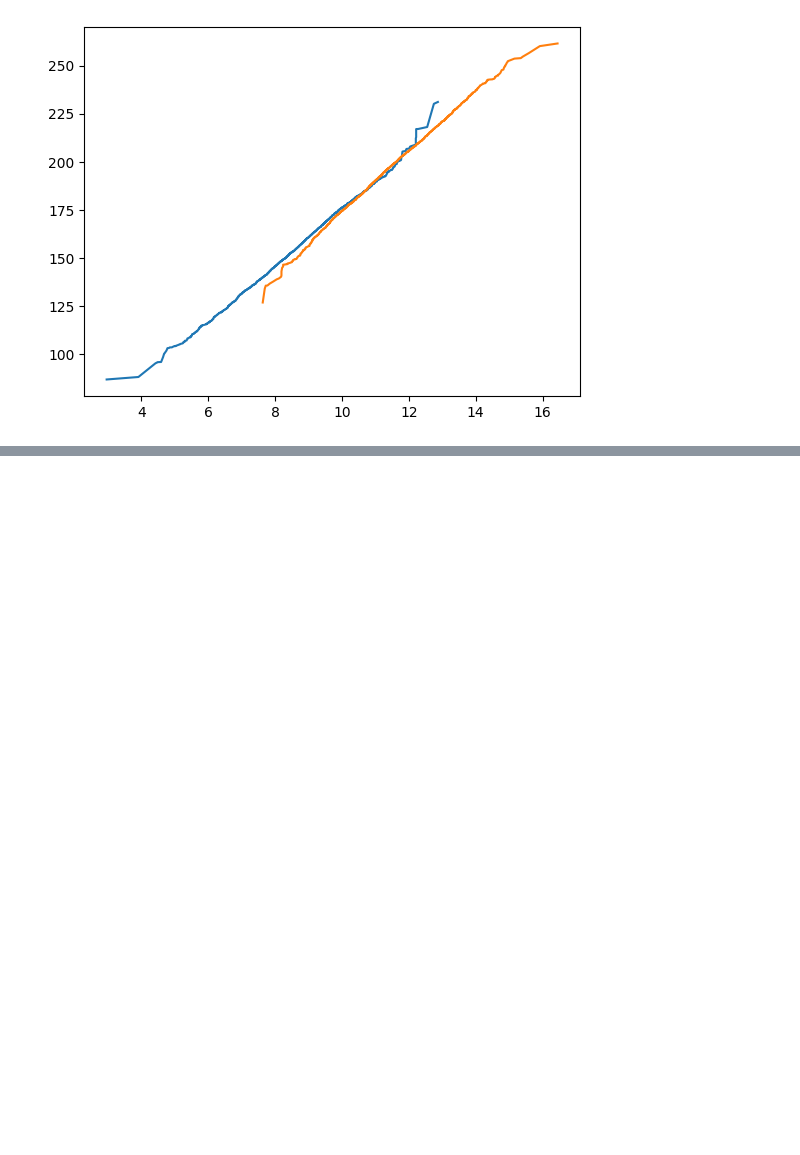
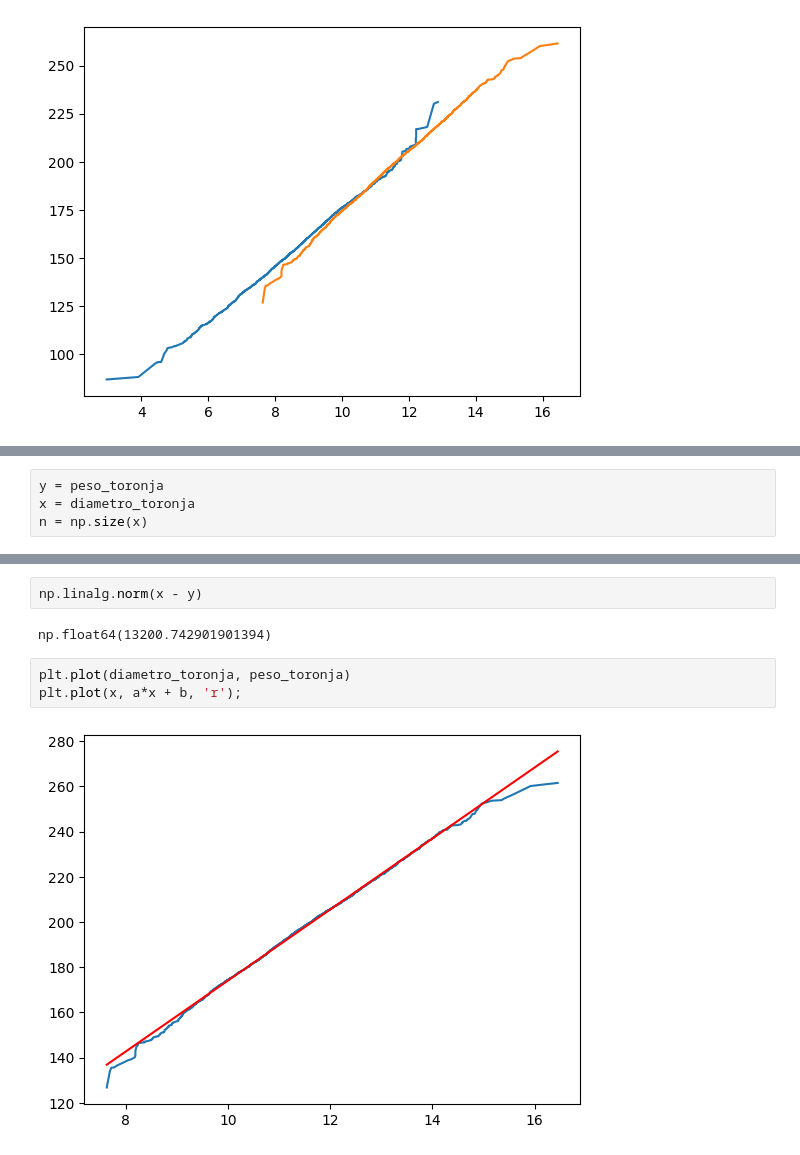
Before and after one commit to LejImkoaj/numpy-analisis-con-python, a Jupyter notebook: ejercicio-numpy.ipynb, the cells around one changed output, grey strips where cells are left out. Saved outputs shown, nothing was run; the diff lists cells and outputs as text; blank space fills up the shorter version.

```diff
--- a/ejercicio-numpy.ipynb
+++ b/ejercicio-numpy.ipynb
@@ -119,0 +147,4 @@ plt.plot(diametro_toronja, peso_toronja)
+# %%
+y = peso_toronja
+x = diametro_toronja
+n = np.size(x)
@@ -119,0 +159,9 @@ plt.plot(diametro_toronja, peso_toronja)
+# %%
+np.linalg.norm(x - y)
+# %% [output]
+np.float64(13200.742901901394)
+# %%
+plt.plot(diametro_toronja, peso_toronja)
+plt.plot(x, a*x + b, 'r');
+# %% [output]
+[figure, added]
```
Also changed, not shown: parts of 8 cells of this notebook, 1 other file.
